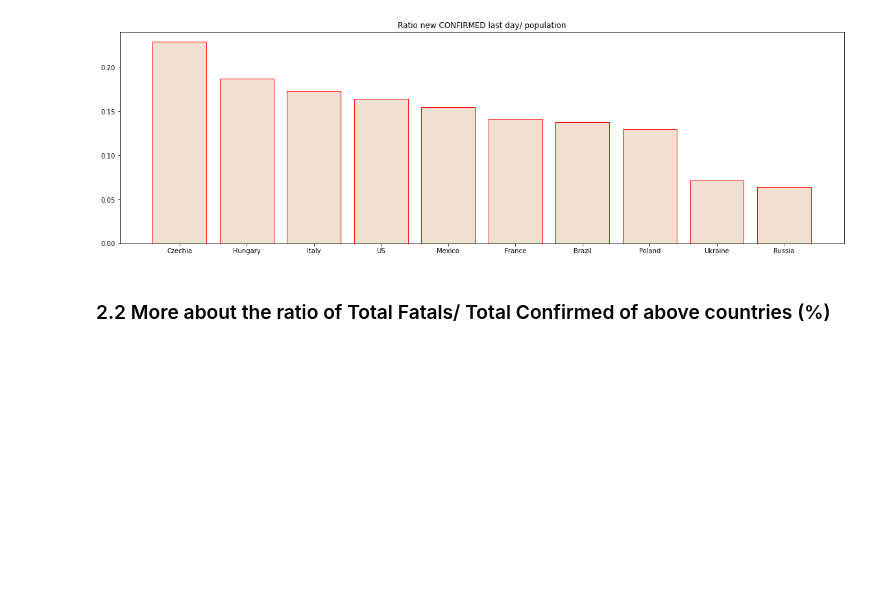
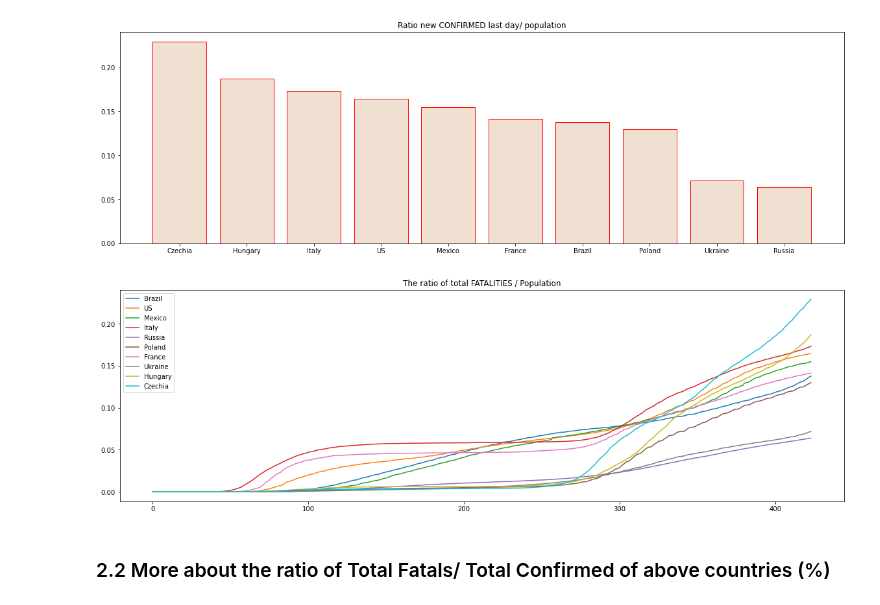
Before and after one commit to lphan/ML-Practices, a Jupyter notebook: 18_Covid-19/18_Covid-19_top10.ipynb, the cells around one changed output. Saved outputs shown, nothing was run; the diff lists cells and outputs as text; code cells hidden in the pictures; blank space fills up the shorter version.

```diff
--- a/18_Covid-19/18_Covid-19_top10.ipynb
+++ b/18_Covid-19/18_Covid-19_top10.ipynb
@@ -104,6 +111,13 @@ Country -- Ratio New Fatalities last day over population
  ('Ukraine', 0.0717),
  ('Russia', 0.0638)]
 [figure]
+# %%
+for country in countries_highestFatalByDay.head(10).index:
+    y_dat_ratioDeathPop[country].plot(label=country)
+    plt.legend()
+    plt.title("The ratio of total FATALITIES / Population")
+# %% [output]
+[figure, added]
 # %% [markdown]
 ### 2.2 More about the ratio of Total Fatals/ Total Confirmed of above countries (%)
 # %%
```
Also changed, not shown: parts of 3 cells of this notebook, 1 other file.
